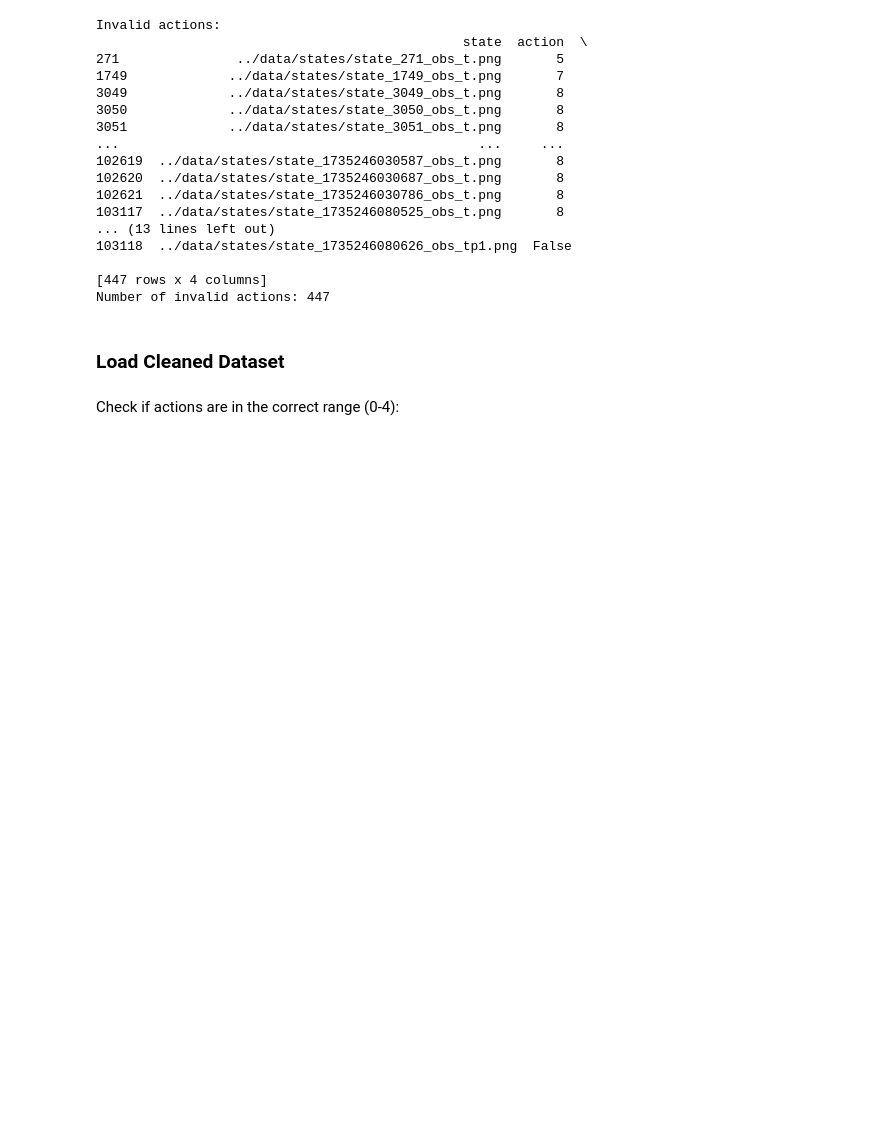
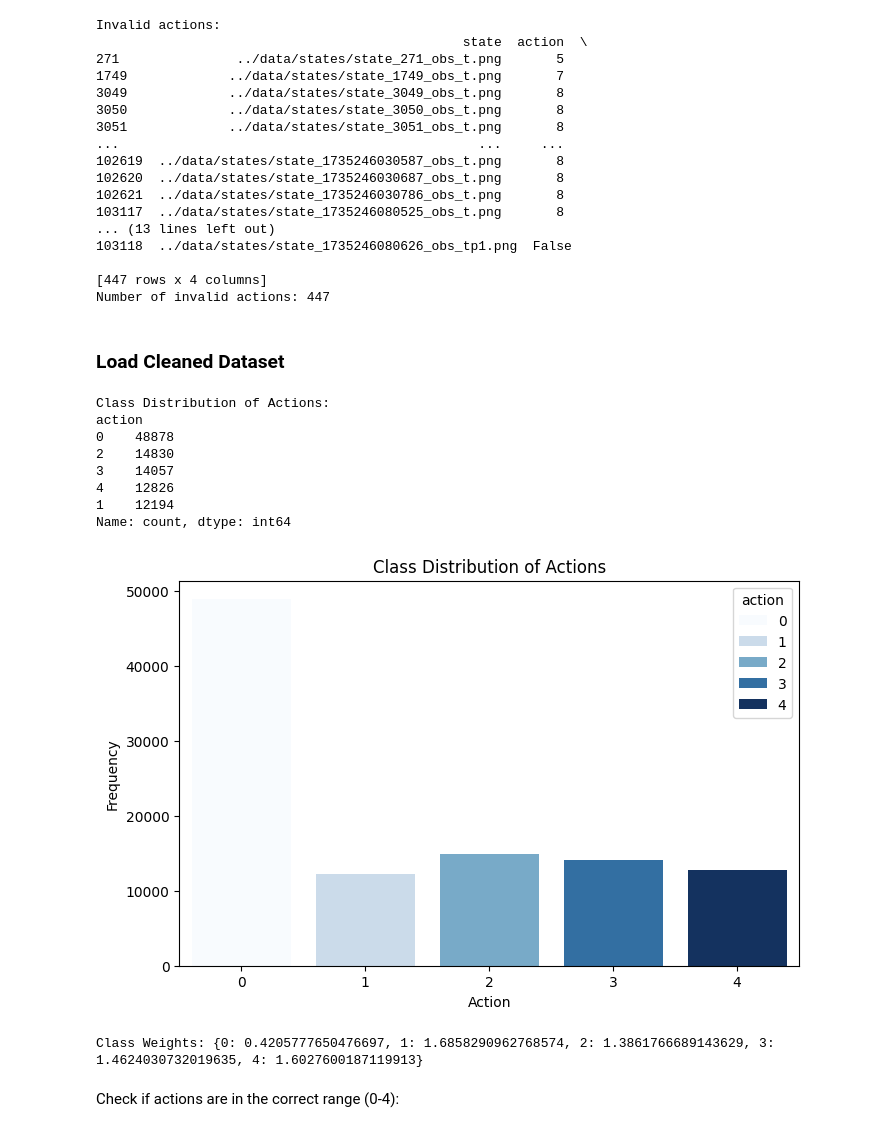
Before and after one commit to YiannisParask/aidl-b02-assignment, a Jupyter notebook: notebooks/icm.ipynb, the cells around one changed output. Drawn from its saved outputs; the diff is of its cells as text; code cells hidden in the pictures; blank space fills up the shorter version.

```diff
--- a/notebooks/icm.ipynb
+++ b/notebooks/icm.ipynb
@@ -153,6 +153,49 @@ transforms = transforms.Compose(
 )
 
 dataset = SasDataset(csv_dataset, transforms, num_stacked_frames=4)
+# %%
+df = pd.read_csv(csv_dataset)
+print("Class Distribution of Actions:")
+action_counts = df["action"].value_counts()
+print(action_counts)
+
+# Plot the distribution
+plt.figure(figsize=(8, 5))
+sns.barplot(x=action_counts.index, y=action_counts.values, palette="Blues", hue=action_counts.index)
+plt.xlabel("Action")
+plt.ylabel("Frequency")
+plt.title("Class Distribution of Actions")
+plt.xticks(rotation=0)
+plt.show()
+# %% [output]
+Class Distribution of Actions:
+action
+0    48878
+2    14830
+3    14057
+4    12826
+1    12194
+Name: count, dtype: int64
+[figure, added]
+# %%
+from gen_class_weights import generate_class_weights
+
+# Generate class weights for action labels
+class_weights = generate_class_weights(
+    df["action"].values, multi_class=True, one_hot_encoded=False
+)
+
+device = torch.device("cuda" if torch.cuda.is_available() else "cpu")
+
+# Convert to tensor for use in loss function
+class_weights_tensor = torch.tensor(
+    [class_weights[i] for i in sorted(class_weights.keys())], dtype=torch.float32
+).to(device)
+
+# Print class weights for debugging
+print("Class Weights:", class_weights)
+# %% [output]
+Class Weights: {0: 0.4205777650476697, 1: 1.6858290962768574, 2: 1.3861766689143629, 3: 1.4624030732019635, 4: 1.6027600187119913}
 # %% [markdown]
 Check if actions are in the correct range (0-4):
 # %%
```
Also changed, not shown: parts of 10 cells of this notebook, 10 other files.
